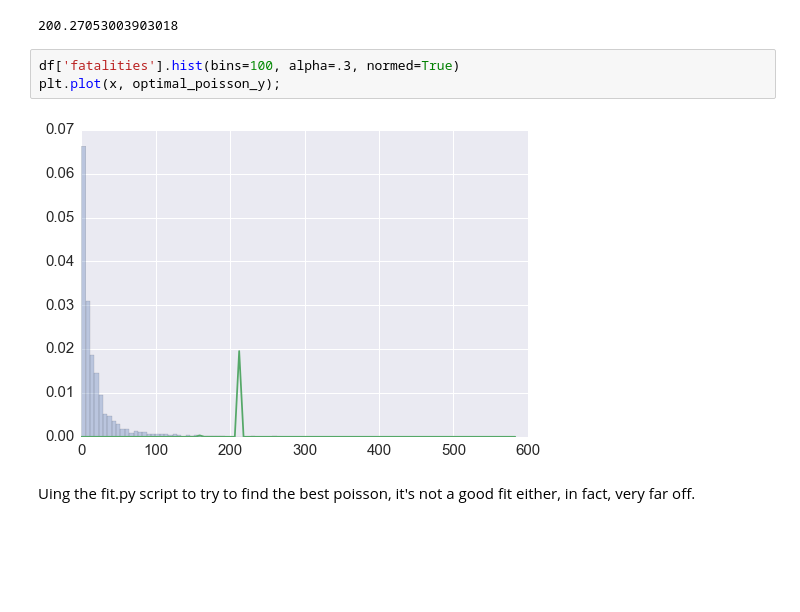
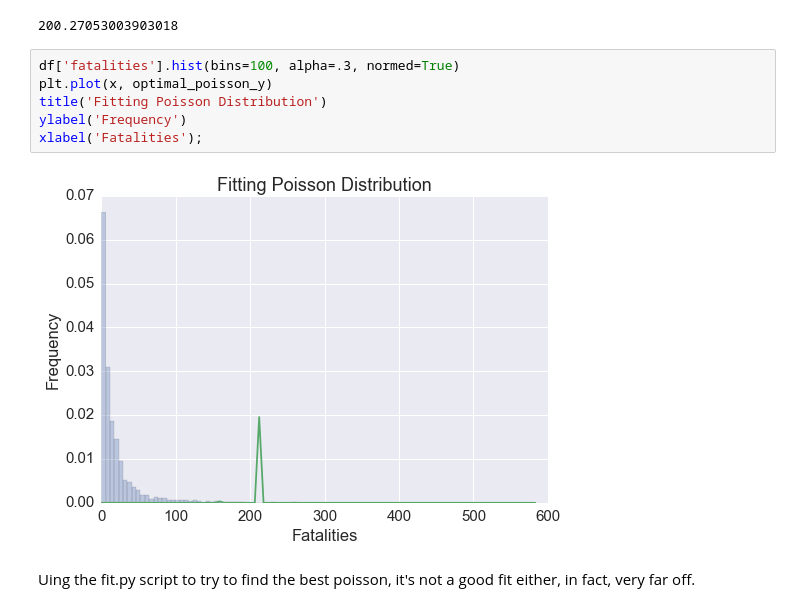
Before and after one commit to carlespoles/DSCI6002-student, a Jupyter notebook: week5/5-1_Review/DSCI6002-Midterm-Part2-CarlesPolesMielgo.ipynb, the cells around one changed output. Drawn from its saved outputs; the diff is of its cells as text; blank space fills up the shorter version.

```diff
--- a/week5/5-1_Review/DSCI6002-Midterm-Part2-CarlesPolesMielgo.ipynb
+++ b/week5/5-1_Review/DSCI6002-Midterm-Part2-CarlesPolesMielgo.ipynb
@@ -780,9 +826,12 @@ optimal_lambda
 200.27053003903018
 # %%
 df['fatalities'].hist(bins=100, alpha=.3, normed=True)
-plt.plot(x, optimal_poisson_y);
+plt.plot(x, optimal_poisson_y)
+title('Fitting Poisson Distribution')
+ylabel('Frequency')
+xlabel('Fatalities');
 # %% [output]
-[figure, old version]
+[figure, new version]
 # %% [markdown]
 Uing the fit.py script to try to find the best poisson, it's not a good fit either, in fact, very far off.
 # %%
```
Also changed, not shown: parts of 29 cells of this notebook.
